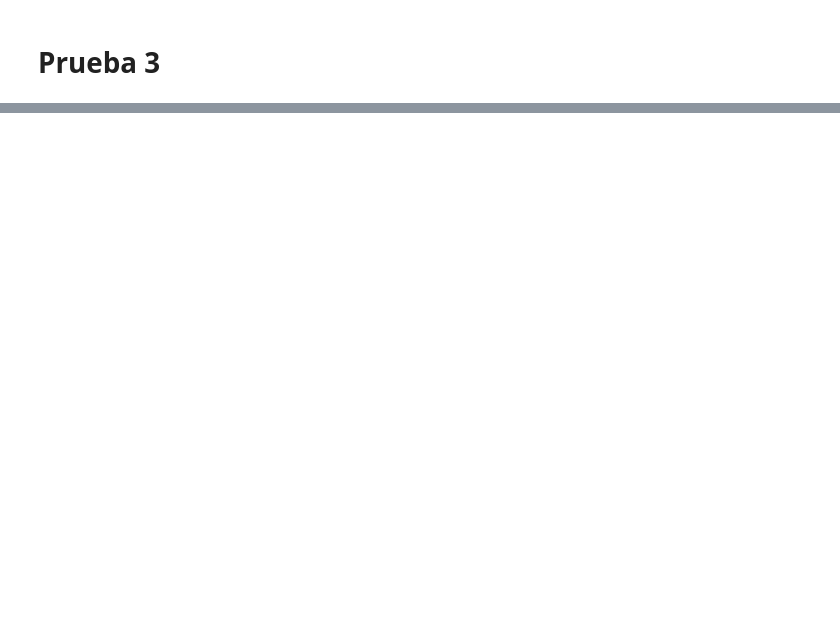
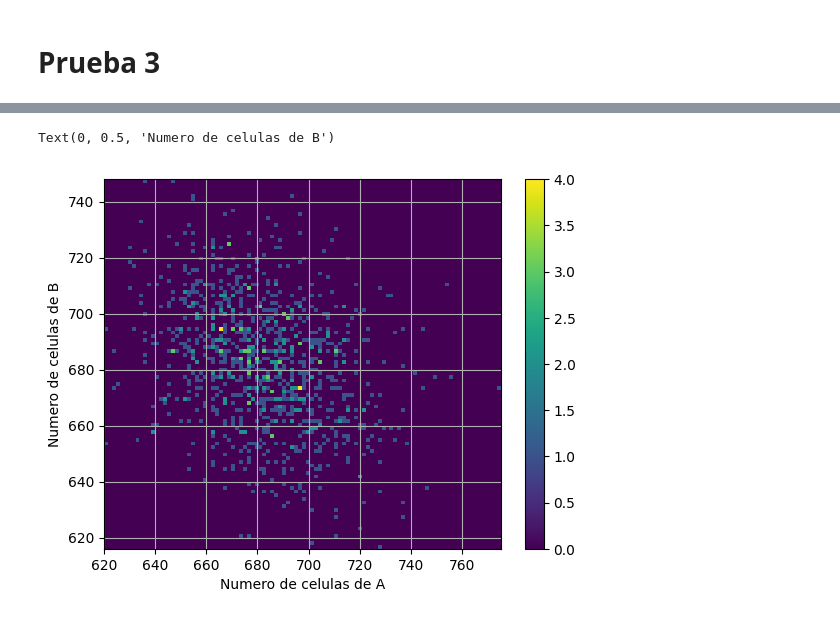
Before and after one commit to jfelixrojas/Seguimiento_2_FCI2024, a Jupyter notebook: prueba.ipynb, the cells around one changed output, grey strips where cells are left out. Cells and saved outputs as stored; diff of their text form; code cells hidden in the pictures; blank space fills up the shorter version.

```diff
--- a/prueba.ipynb
+++ b/prueba.ipynb
@@ -147,0 +166,9 @@ ValueError: `bins` must increase monotonically, when an array
+# %%
+plt.hist2d(NA,NB,bins=100)
+plt.colorbar()
+plt.grid()
+plt.xlabel('Numero de celulas de A')
+plt.ylabel('Numero de celulas de B')
+# %% [output]
+Text(0, 0.5, 'Numero de celulas de B')
+[figure, added]
```
Also changed, not shown: parts of 8 cells of this notebook.
